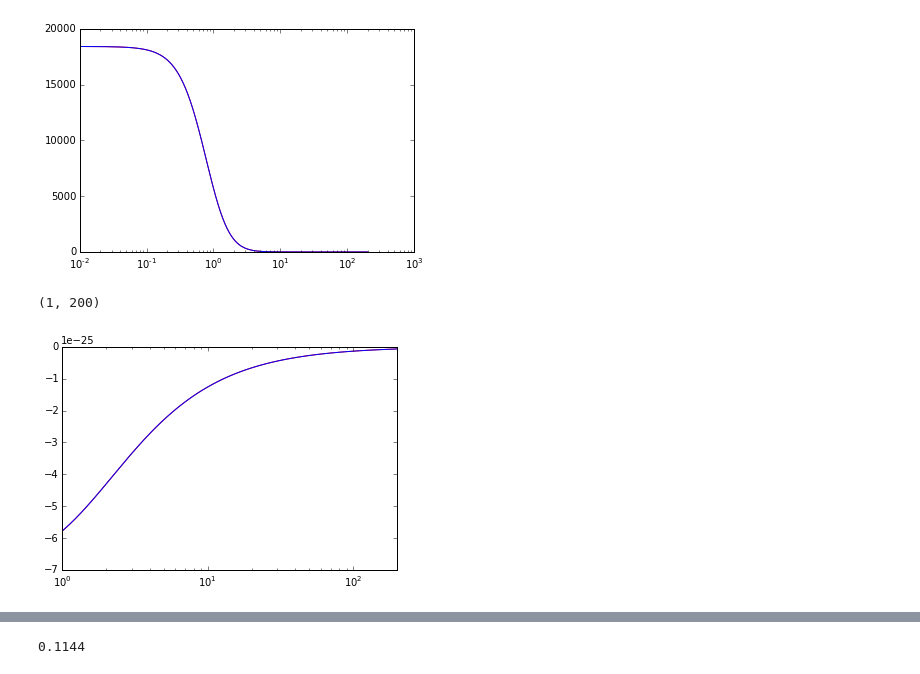
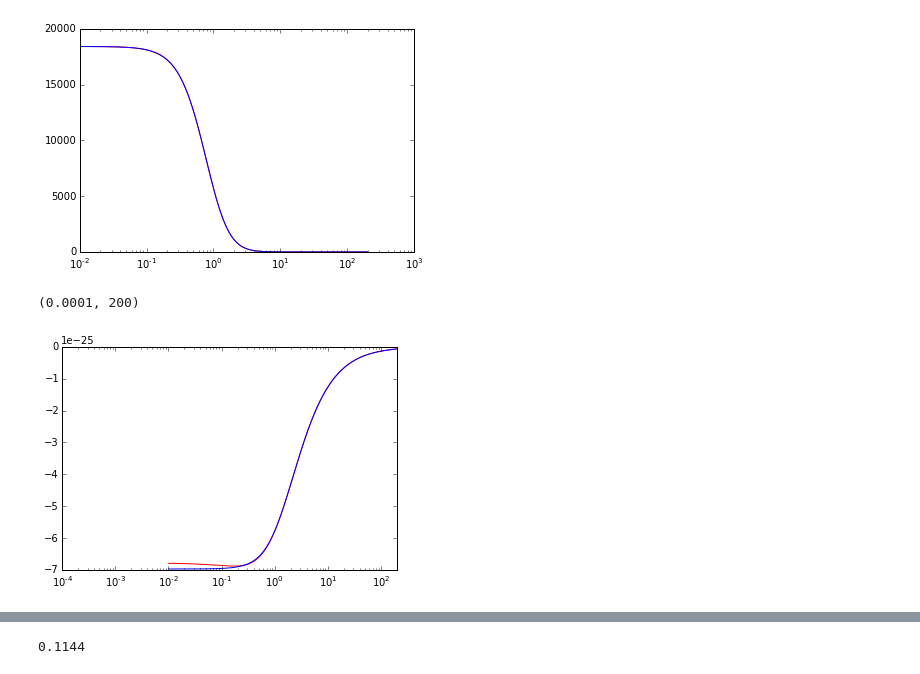
Before and after one commit to sophialilleengen/GC_actions, a Jupyter notebook: GC orbit class - test notebook.ipynb, the cells around one changed output, grey strips where cells are left out. Saved outputs shown, nothing was run; the diff lists cells and outputs as text; code cells hidden in the pictures.

```diff
--- a/GC orbit class - test notebook.ipynb
+++ b/GC orbit class - test notebook.ipynb
@@ -65,8 +65,8 @@ plt.semilogx(r_temp,test.density(r_temp),'r-',r_temp,rho_temp,'b-')
 # %%
 #test if GCorbit._potential_stars is right
 pot_iso=-G*mges/(b+np.sqrt(b**2.+r_temp**2))
 plt.semilogx(r_temp,test.potential(r=r_temp),'r-',r_temp,pot_iso,'b-')
-plt.xlim(1,200)
+plt.xlim(0.0001,200)
 # %% [output]
-(1, 200)
+(0.0001, 200)
-[figure, old version]
+[figure, new version]
```
Also changed, not shown: parts of 12 cells of this notebook.
